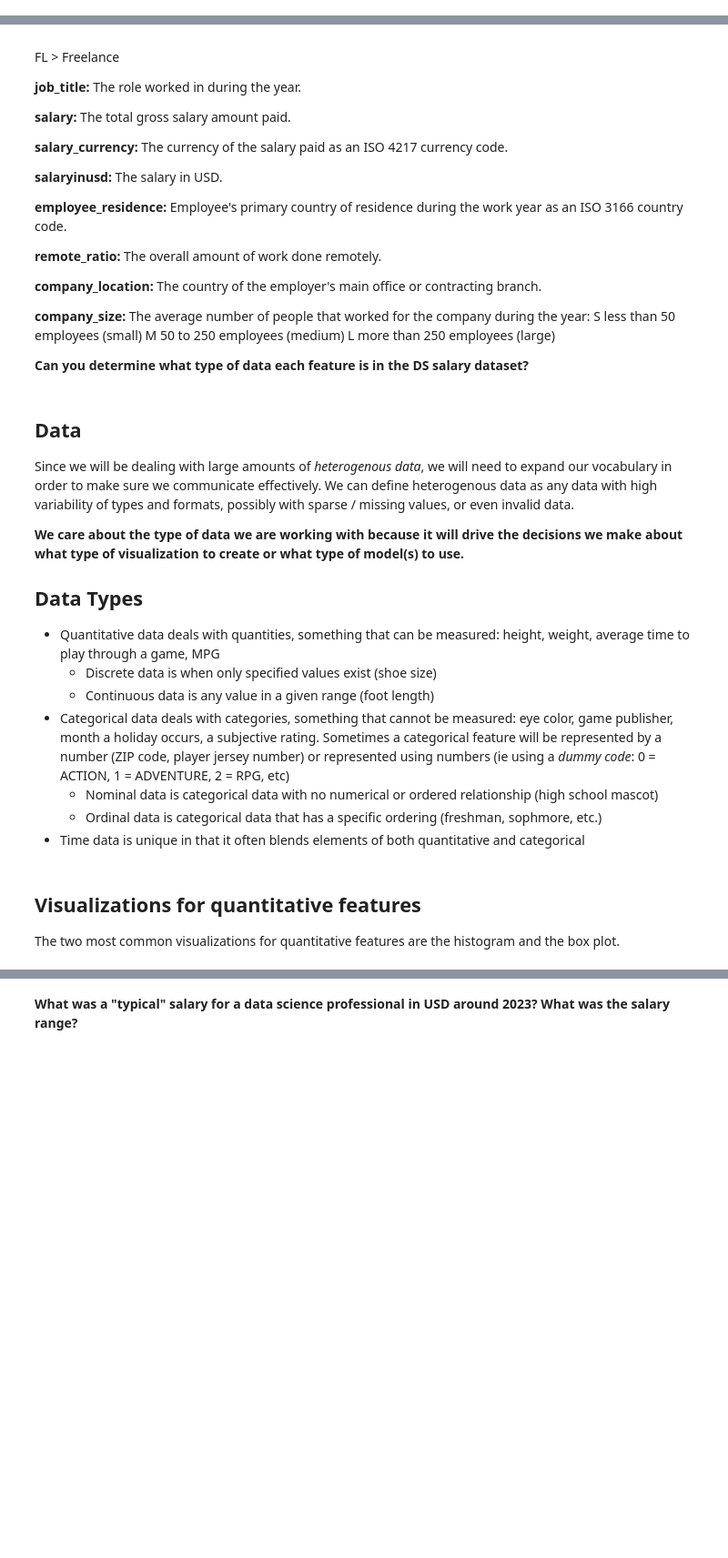
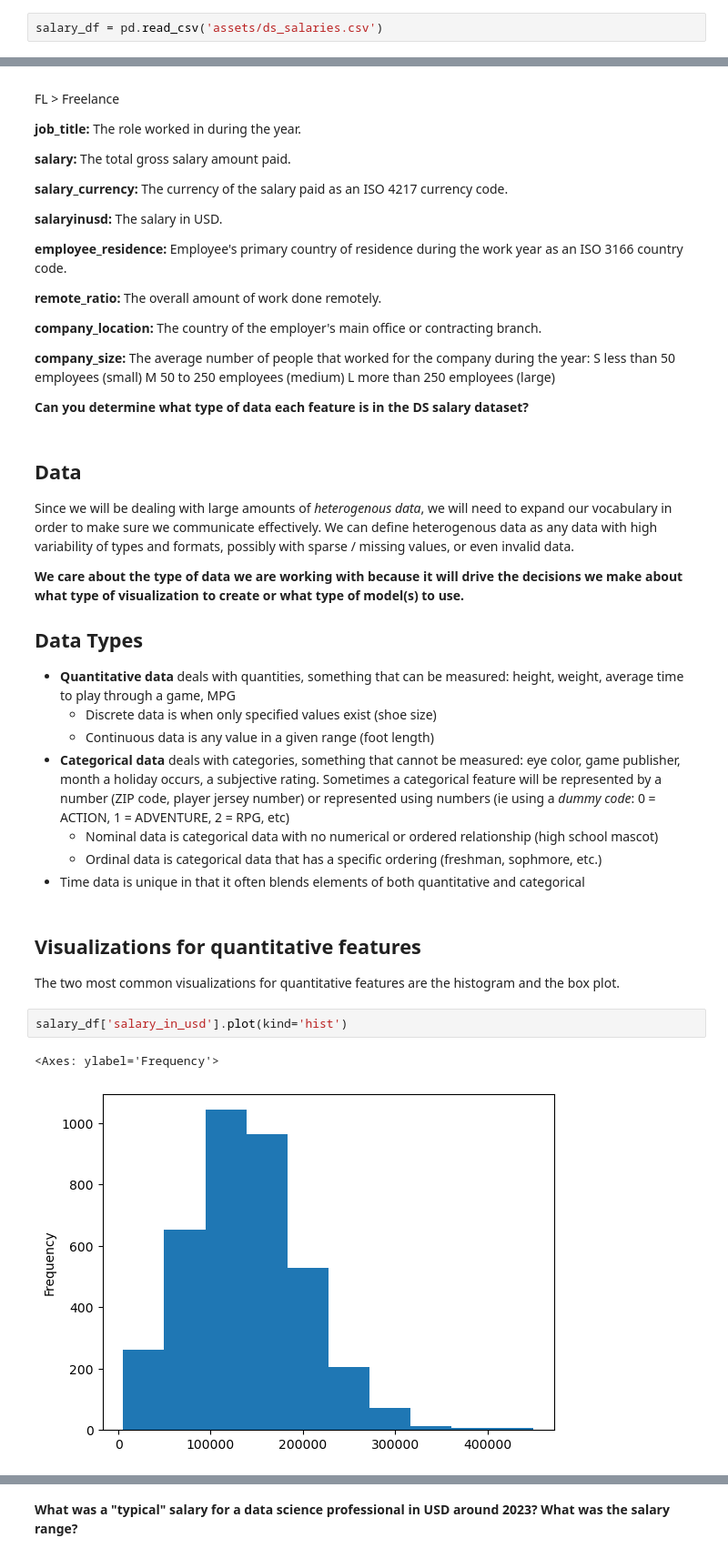
Before and after one commit to sagefhopkins/Data_Visualization_And_Modeling, a Jupyter notebook: Lecture/Week 1/1.1 - Data Visualization.ipynb, the cells around one changed output, grey strips where cells are left out. Shown: that part at 91% size. Cells and saved outputs as stored; diff of their text form; blank space fills up the shorter version.

```diff
--- a/Lecture/Week 1/1.1 - Data Visualization.ipynb
+++ b/Lecture/Week 1/1.1 - Data Visualization.ipynb
@@ -117,3 +123,5 @@ The DataFrame is the primary structure we will be using for this class, it is an
 To load a file into a DataFrame we call the appropriate read function.  In this case we are going to read data from a CSV file.  You can also read data from a text file, Excel, etc.  This data file contains information about data science salaries.
 
 By convention, DataFrames are often named `df`.  You can view the top 5 records of a DataFrame using the `.head()` method.
+# %%
+salary_df = pd.read_csv('assets/ds_salaries.csv')
@@ -176,10 +210,10 @@ Since we will be dealing with large amounts of *heterogenous data*, we will need
 **We care about the type of data we are working with because it will drive the decisions we make about what type of visualization to create or what type of model(s) to use.**
 
 ## Data Types
-* Quantitative data deals with quantities, something that can be measured:  height, weight, average time to play through a game, MPG
+* **Quantitative data** deals with quantities, something that can be measured:  height, weight, average time to play through a game, MPG
     * Discrete data is when only specified values exist (shoe size)
     * Continuous data is any value in a given range (foot length)
-* Categorical data deals with categories, something that cannot be measured:  eye color, game publisher, month a holiday occurs, a subjective rating.  Sometimes a categorical feature will be represented by a number (ZIP code, player jersey number) or represented using numbers (ie using a *dummy code*: 0 = ACTION, 1 = ADVENTURE, 2 = RPG, etc)
+* **Categorical data** deals with categories, something that cannot be measured:  eye color, game publisher, month a holiday occurs, a subjective rating.  Sometimes a categorical feature will be represented by a number (ZIP code, player jersey number) or represented using numbers (ie using a *dummy code*: 0 = ACTION, 1 = ADVENTURE, 2 = RPG, etc)
     * Nominal data is categorical data with no numerical or ordered relationship (high school mascot)
     * Ordinal data is categorical data that has a specific ordering (freshman, sophmore, etc.)
 * Time data is unique in that it often blends elements of both quantitative and categorical
@@ -187,3 +221,8 @@ Since we will be dealing with large amounts of *heterogenous data*, we will need
 ## Visualizations for quantitative features
 
 The two most common visualizations for quantitative features are the histogram and the box plot.
+# %%
+salary_df['salary_in_usd'].plot(kind='hist')
+# %% [output]
+<Axes: ylabel='Frequency'>
+[figure, added]
```
Also changed, not shown: parts of 16 cells of this notebook.
